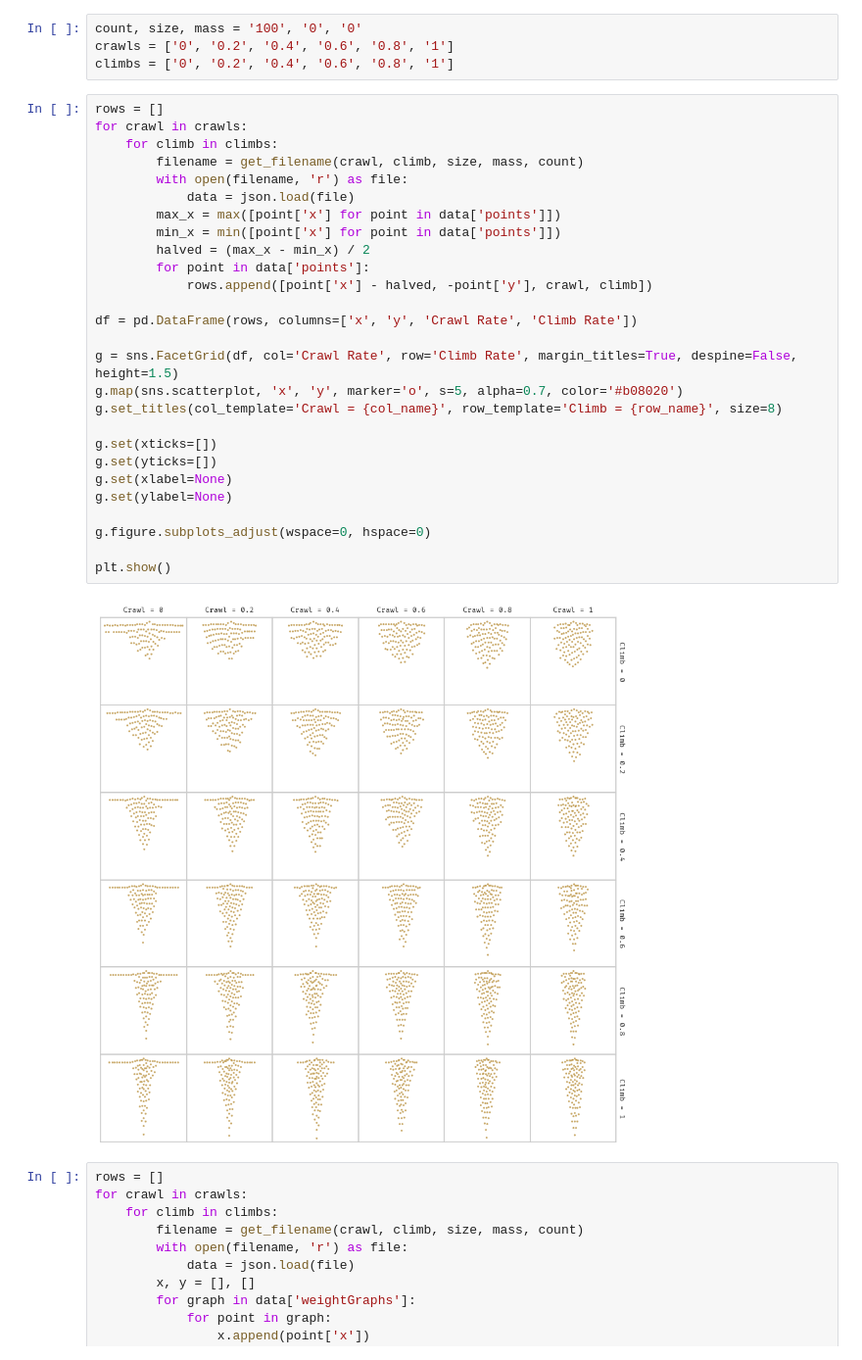
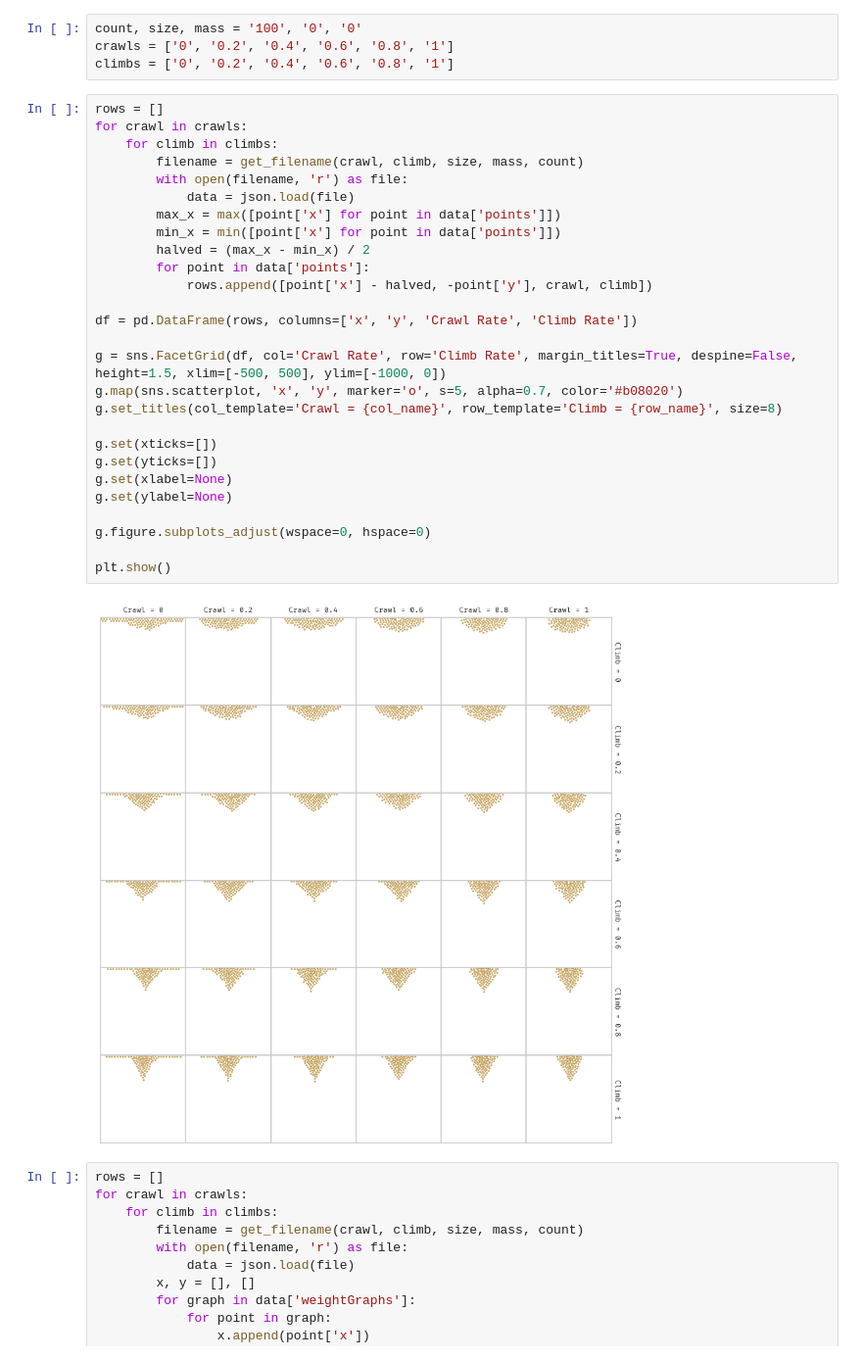
Before and after one commit to anAcc22/URECA_Bee_Simulation, a Jupyter notebook: notebooks/graphs.ipynb, the cells around one changed output. Shown at 98% size. Drawn from its saved outputs; the diff is of its cells as text.

```diff
--- a/notebooks/graphs.ipynb
+++ b/notebooks/graphs.ipynb
@@ -367,32 +367,32 @@ climbs = ['0', '0.2', '0.4', '0.6', '0.8', '1']
 # %%
 rows = []
 for crawl in crawls:
     for climb in climbs:
         filename = get_filename(crawl, climb, size, mass, count)
         with open(filename, 'r') as file:
             data = json.load(file)
         max_x = max([point['x'] for point in data['points']])
         min_x = min([point['x'] for point in data['points']])
         halved = (max_x - min_x) / 2
         for point in data['points']:
             rows.append([point['x'] - halved, -point['y'], crawl, climb])
 
 df = pd.DataFrame(rows, columns=['x', 'y', 'Crawl Rate', 'Climb Rate'])
 
-g = sns.FacetGrid(df, col='Crawl Rate', row='Climb Rate', margin_titles=True, despine=False, height=1.5)
+g = sns.FacetGrid(df, col='Crawl Rate', row='Climb Rate', margin_titles=True, despine=False, height=1.5, xlim=[-500, 500], ylim=[-1000, 0])
 g.map(sns.scatterplot, 'x', 'y', marker='o', s=5, alpha=0.7, color='#b08020')
 g.set_titles(col_template='Crawl = {col_name}', row_template='Climb = {row_name}', size=8)
 
 g.set(xticks=[])
 g.set(yticks=[])
 g.set(xlabel=None)
 g.set(ylabel=None)
 
 g.figure.subplots_adjust(wspace=0, hspace=0)
 
 plt.show()
 # %% [output]
-[figure, old version]
+[figure, new version]
 # %%
 rows = []
 for crawl in crawls:
```
Also changed, not shown: 6 other files.
